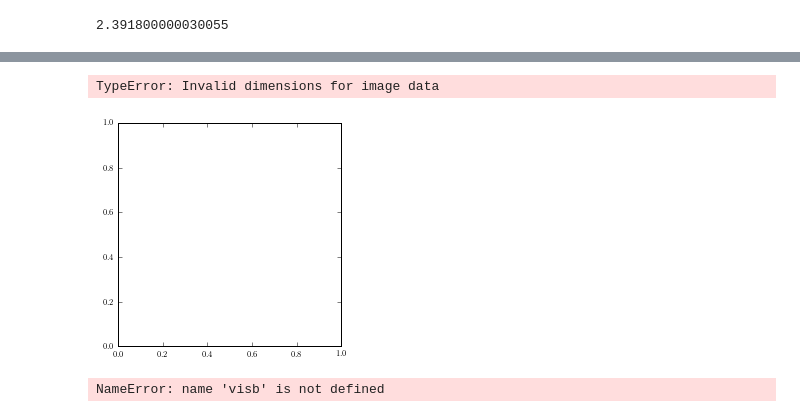
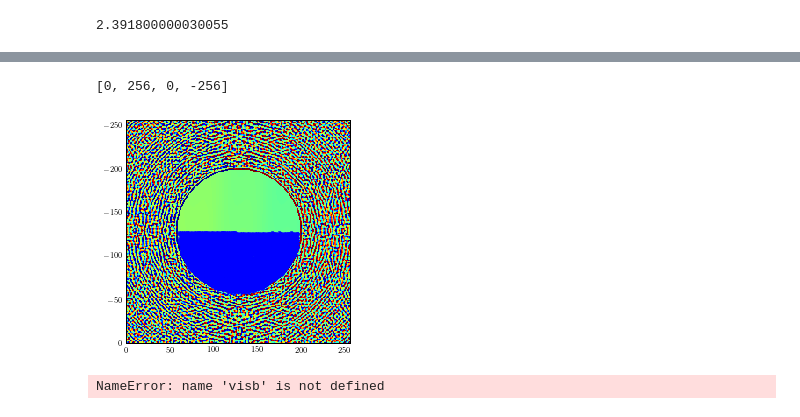
Before and after one commit to benjaminpope/pysco, a Jupyter notebook: analysis.ipynb, the cells around one changed output, grey strips where cells are left out. Cells and saved outputs as stored; diff of their text form; code cells hidden in the pictures.

```diff
--- a/analysis.ipynb
+++ b/analysis.ipynb
@@ -27,7 +25,7 @@ ddir = "/home/ben/Research/pharo/data/" # data directory
 bandn = 'Ks'
 # bandn = 'ch4' # this gives vaguely right astrometry at its best fit but a remarkably poor fit overall! try if you like
 
-num = 1 #0 for alpha Oph, 1 for sim with kp params
+num = 2 #0 for alpha Oph, 1 for sim with kp params
 
 tnames = ['alpOph','epsOph','epsHer']
 
@@ -665,9 +654,10 @@ plt.plot([-7,0],[-7,0],'-g')
 # %%
-ac_mod = np.abs(b.ac)
-avg_vis = np.sum(ac_mod,axis=0)
-vis_err = np.std(ac_mod,axis=0)
+ac_mod = np.abs(a.ac)
+# avg_vis = np.sum(ac_mod,axis=0)
+avg_vis = ac_mod
+# vis_err = np.std(ac_mod,axis=0)
 
-sz, dz = a.ims.shape[1], a.ims.shape[1]/2
+sz, dz = a.im.shape[1], a.im.shape[1]/2
 m2pix = pysco.mas2rad(a.hdr['pscale'] * sz / a.hdr['filter'])
 uv_samp = a.kpi.uv * m2pix + dz # uv sample coordinates in pixels
 uv_samp = pysco.adjust_samp(uv_samp,a.kpi,m2pix,sz)
@@ -677,4 +667,5 @@ uv_samp_rev[:,0]*= -1.0
 plt.imshow(avg_vis**0.2,extent=[0,sz,0,-sz])
 plt.scatter(uv_samp_rev[:,1], uv_samp_rev[:,0],c=a.kpi.RED**0.2,lw=0)
 plt.axis([0,sz,0,-sz])
+plt.show()
 # %% [output]
@@ -682,14 +673,15 @@ AttributeError: kpo instance has no attribute 'ims'
 # %%
-ac_phase = np.angle(b.ac)
+ac_phase = np.angle(a.ac)
+avg_phase = ac_phase
 # avg_phase = np.sum(ac_phase,axis=0)
 sz = b.im.shape[0]
 
 plt.imshow(avg_phase,extent=[0,sz,0,-sz])
 plt.plot(uv_samp_rev[:,1], uv_samp_rev[:,0],'.b')
 plt.axis([0,sz,0,-sz])
 # %% [output]
-TypeError: Invalid dimensions for image data
+[0, 256, 0, -256]
-[figure, old version]
+[figure, new version]
 # %%
 visb = avg_vis[uv_samp_rev[:,1], uv_samp_rev[:,0]]
 visb /= visb.max()
```
Also changed, not shown: parts of 10 cells of this notebook, 8 other files.
